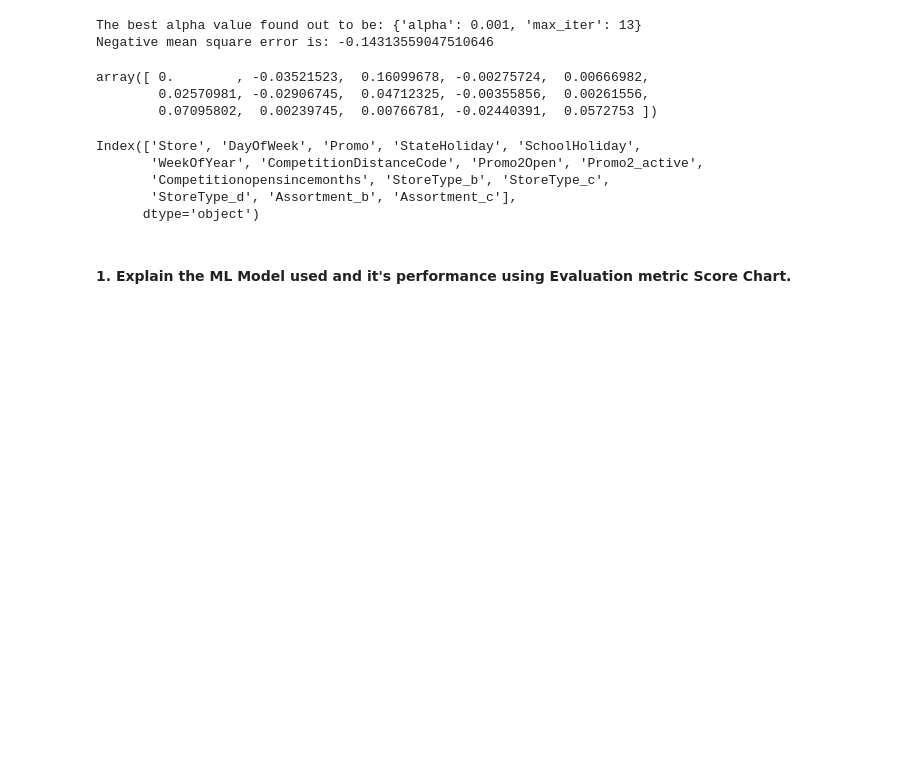
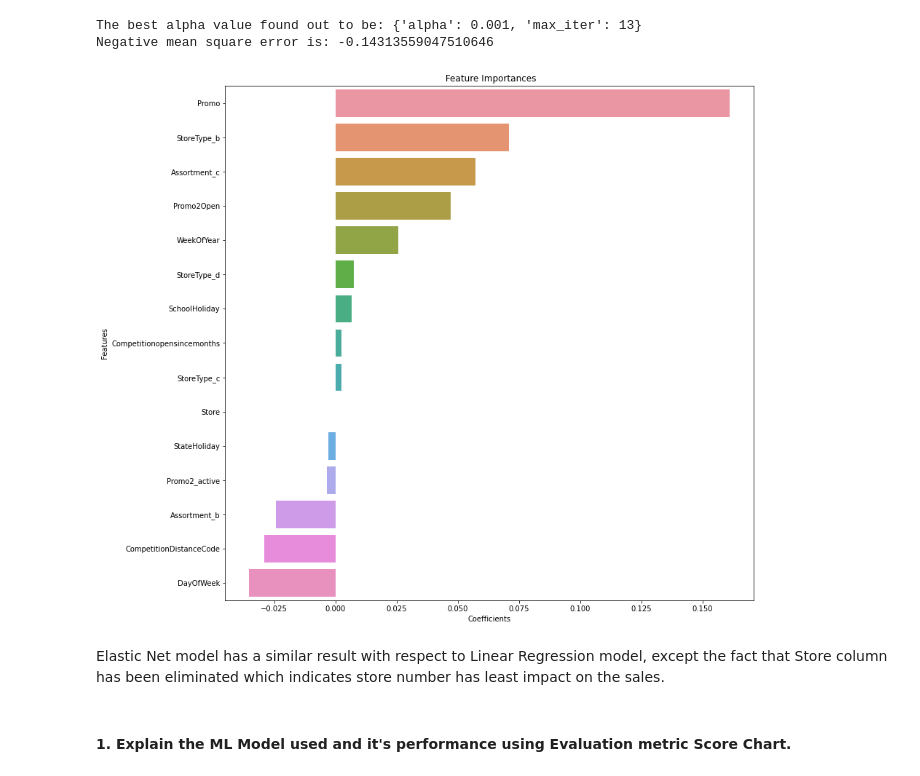
Before and after one commit to makdatascience/Retail_Sales_Prediction, a Jupyter notebook: Retail_Sales_Prediction.ipynb, the cells around one changed output. Saved outputs shown, nothing was run; the diff lists cells and outputs as text; code cells hidden in the pictures; blank space fills up the shorter version.

```diff
--- a/Retail_Sales_Prediction.ipynb
+++ b/Retail_Sales_Prediction.ipynb
@@ -1908,20 +1954,19 @@ print(f"Negative mean square error is: {Gridel_net.best_score_}")
 # %% [output]
 The best alpha value found out to be: {'alpha': 0.001, 'max_iter': 13}
 Negative mean square error is: -0.14313559047510646
-# %%
-Gridel_net.best_estimator_.coef_
-# %% [output]
-array([ 0.        , -0.03521523,  0.16099678, -0.00275724,  0.00666982,
-        0.02570981, -0.02906745,  0.04712325, -0.00355856,  0.00261556,
-        0.07095802,  0.00239745,  0.00766781, -0.02440391,  0.0572753 ])
-# %%
-X_test.columns
-# %% [output]
-Index(['Store', 'DayOfWeek', 'Promo', 'StateHoliday', 'SchoolHoliday',
-       'WeekOfYear', 'CompetitionDistanceCode', 'Promo2Open', 'Promo2_active',
-       'Competitionopensincemonths', 'StoreType_b', 'StoreType_c',
-       'StoreType_d', 'Assortment_b', 'Assortment_c'],
-      dtype='object')
+# %%
+Gridel_net.best_estimator_.coef_
+# Checking the coefficients
+temp=pd.DataFrame()
+temp["Features"]=X_train.columns
+temp["Coefficients"]=Gridel_net.best_estimator_.coef_.tolist()
+temp.sort_values(by=["Coefficients"],ascending= False, inplace= True)
+sns.barplot(temp["Coefficients"],temp["Features"])
+plt.title(" Feature Importances");
+# %% [output]
+[figure, added]
+# %% [markdown]
+Elastic Net model has a similar result with respect to Linear Regression model, except the fact that Store column has been eliminated which indicates store number has least impact on the sales.
 # %% [markdown]
 #### 1. Explain the ML Model used and it's performance using Evaluation metric Score Chart.
 # %%
```
Also changed, not shown: parts of 56 cells of this notebook.
